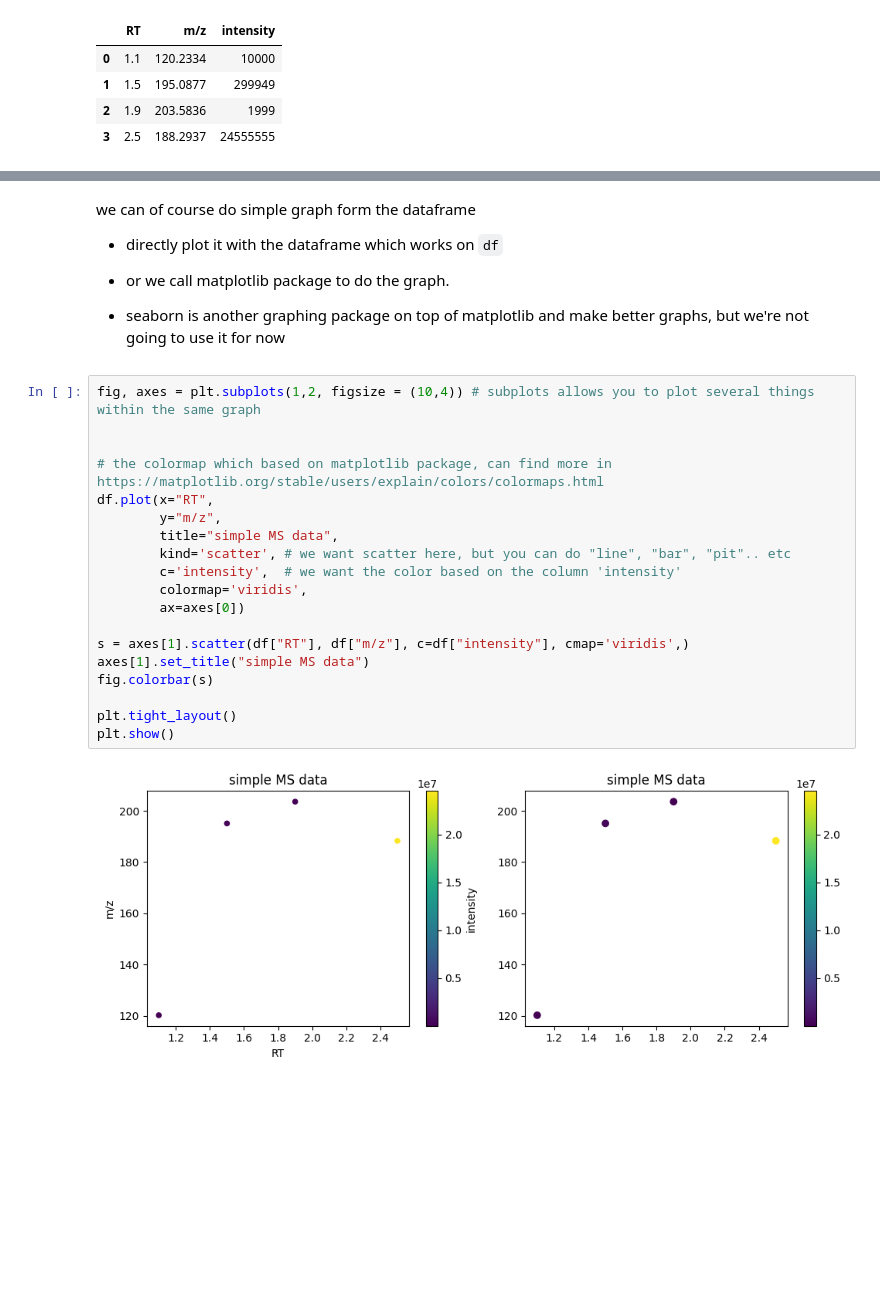
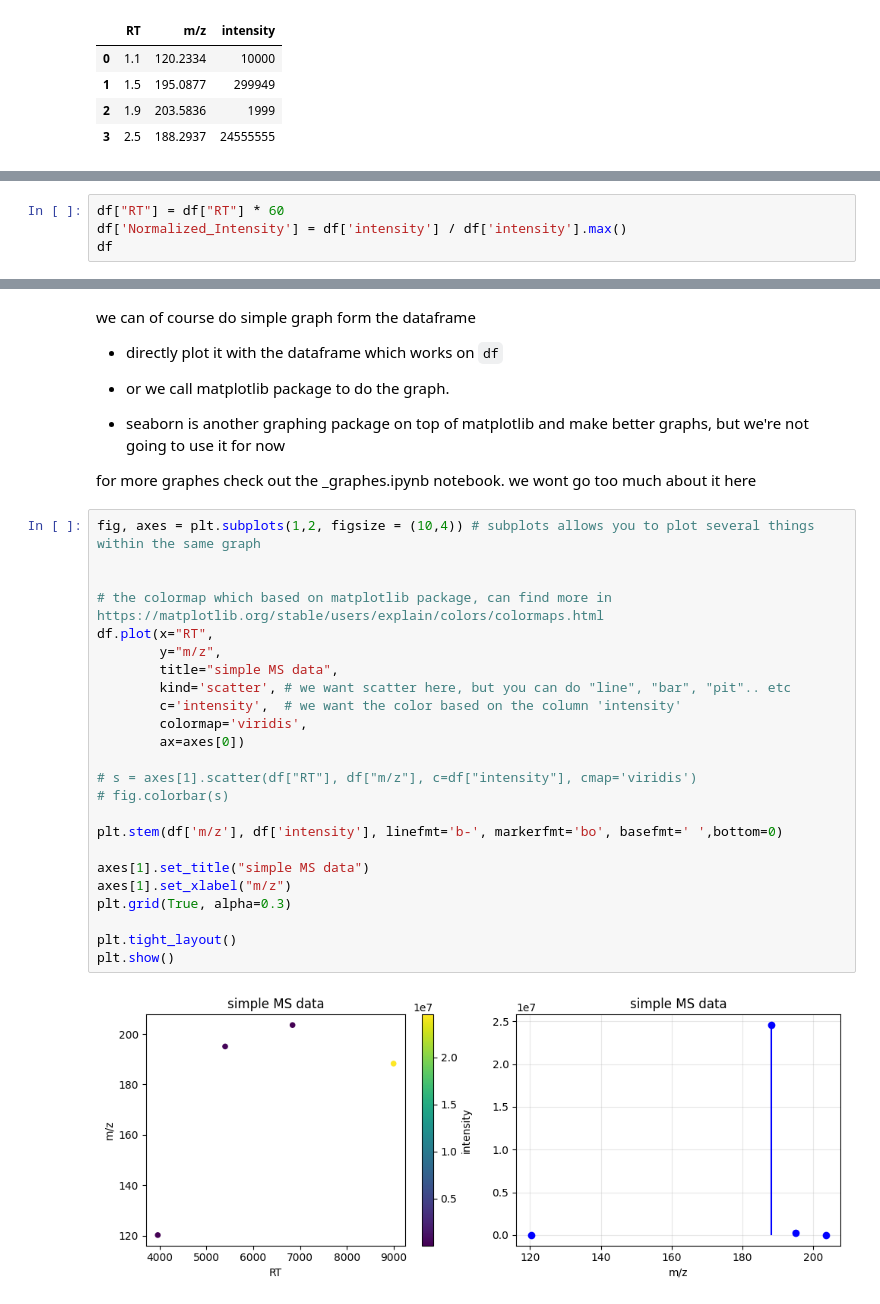
Before and after one commit to WenWaynecheng/Intro_to_data_analysis_for_ZhaoGroup_UofA, a Jupyter notebook: Python/01_intro_to_python.ipynb, the cells around one changed output, grey strips where cells are left out. Saved outputs shown, nothing was run; the diff lists cells and outputs as text; blank space fills up the shorter version.

```diff
--- a/Python/01_intro_to_python.ipynb
+++ b/Python/01_intro_to_python.ipynb
@@ -69,0 +78,4 @@ df
+# %%
+df["RT"] = df["RT"] * 60
+df['Normalized_Intensity'] = df['intensity'] / df['intensity'].max()
+df
@@ -74,24 +92,32 @@ we can of course do simple graph form the dataframe
 * or we call matplotlib package to do the graph.
 
 * seaborn is another graphing package on top of matplotlib and make better graphs, but we're not going to use it for now
+
+
+for more graphes check out the _graphes.ipynb notebook. we wont go too much about it here
 # %%
 fig, axes = plt.subplots(1,2, figsize = (10,4)) # subplots allows you to plot several things within the same graph
 
 
 # the colormap which based on matplotlib package, can find more in https://matplotlib.org/stable/users/explain/colors/colormaps.html
 df.plot(x="RT",
         y="m/z",
         title="simple MS data",
         kind='scatter', # we want scatter here, but you can do "line", "bar", "pit".. etc
         c='intensity',  # we want the color based on the column 'intensity'
         colormap='viridis',
         ax=axes[0])
 
-s = axes[1].scatter(df["RT"], df["m/z"], c=df["intensity"], cmap='viridis',)
+# s = axes[1].scatter(df["RT"], df["m/z"], c=df["intensity"], cmap='viridis')
+# fig.colorbar(s)
+
+plt.stem(df['m/z'], df['intensity'], linefmt='b-', markerfmt='bo', basefmt=' ',bottom=0)
+
 axes[1].set_title("simple MS data")
-fig.colorbar(s)
+axes[1].set_xlabel("m/z")
+plt.grid(True, alpha=0.3)
 
 plt.tight_layout()
 plt.show()
 # %% [output]
-[figure, old version]
+[figure, new version]
```
Also changed, not shown: parts of 13 cells of this notebook, 1 other file.
